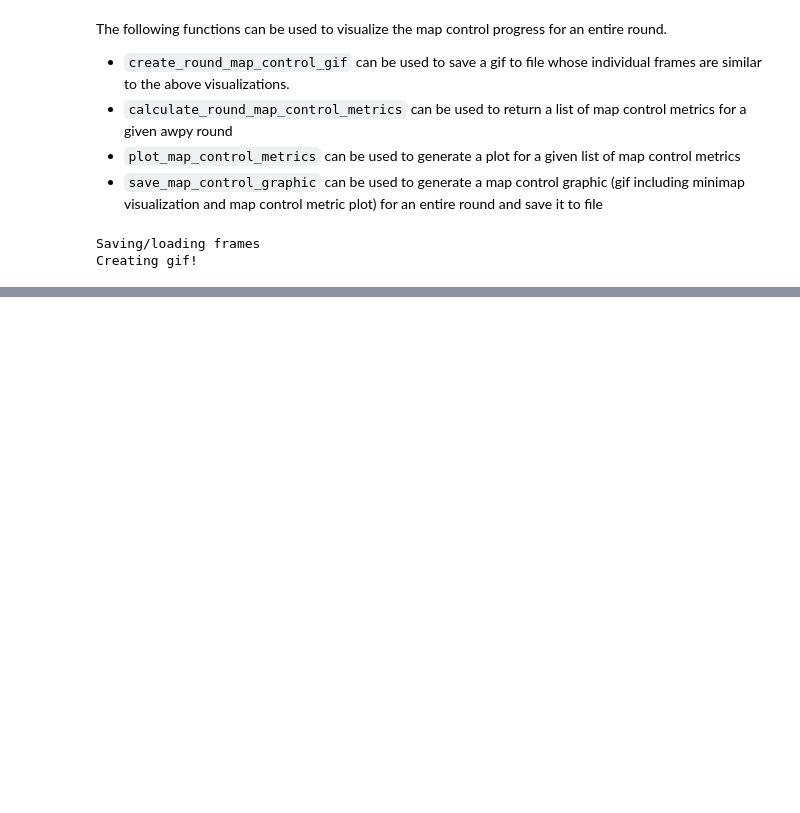
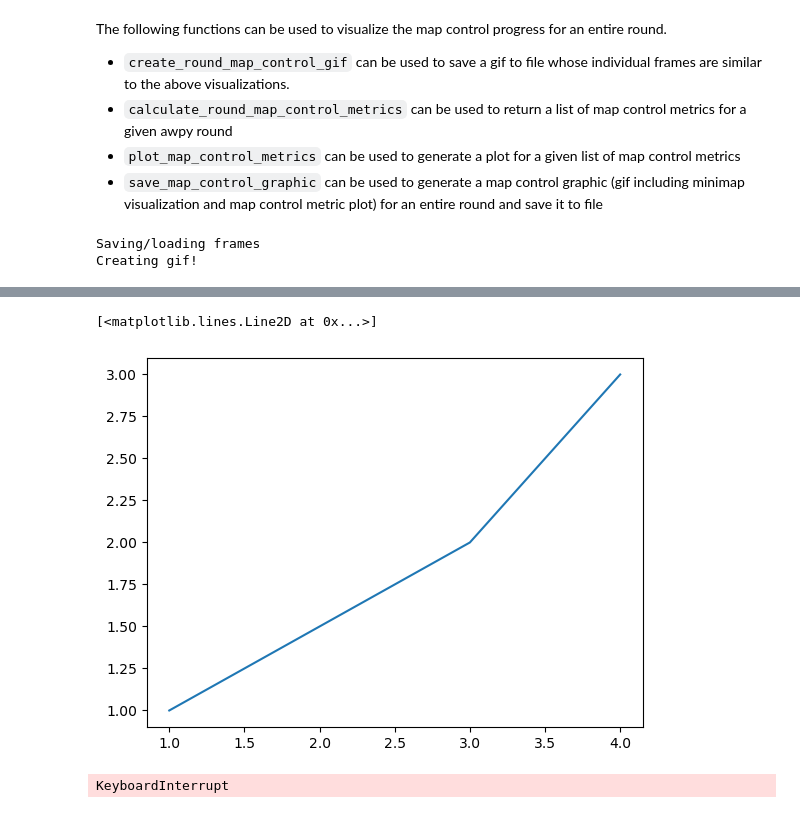
Before and after one commit to pnxenopoulos/awpy, a Jupyter notebook: examples/05_Map_Control_Calculations_And_Visualizations.ipynb, the cells around one changed output, grey strips where cells are left out. Drawn from its saved outputs; the diff is of its cells as text; code cells hidden in the pictures; blank space fills up the shorter version.

```diff
--- a/examples/05_Map_Control_Calculations_And_Visualizations.ipynb
+++ b/examples/05_Map_Control_Calculations_And_Visualizations.ipynb
@@ -108,0 +111,10 @@ Saving map control graphic gif
+# %%
+fig = matplotlib.pyplot.figure()
+matplotlib.pyplot.plot([1, 3, 4], [1, 2, 3])
+# %% [output]
+[<matplotlib.lines.Line2D at 0x...>]
+[figure, added]
+# %%
+a = matplotlib.pyplot.Axes(fig)
+# %% [output]
+KeyboardInterrupt
```
Also changed, not shown: parts of 7 cells of this notebook, 4 other files.
